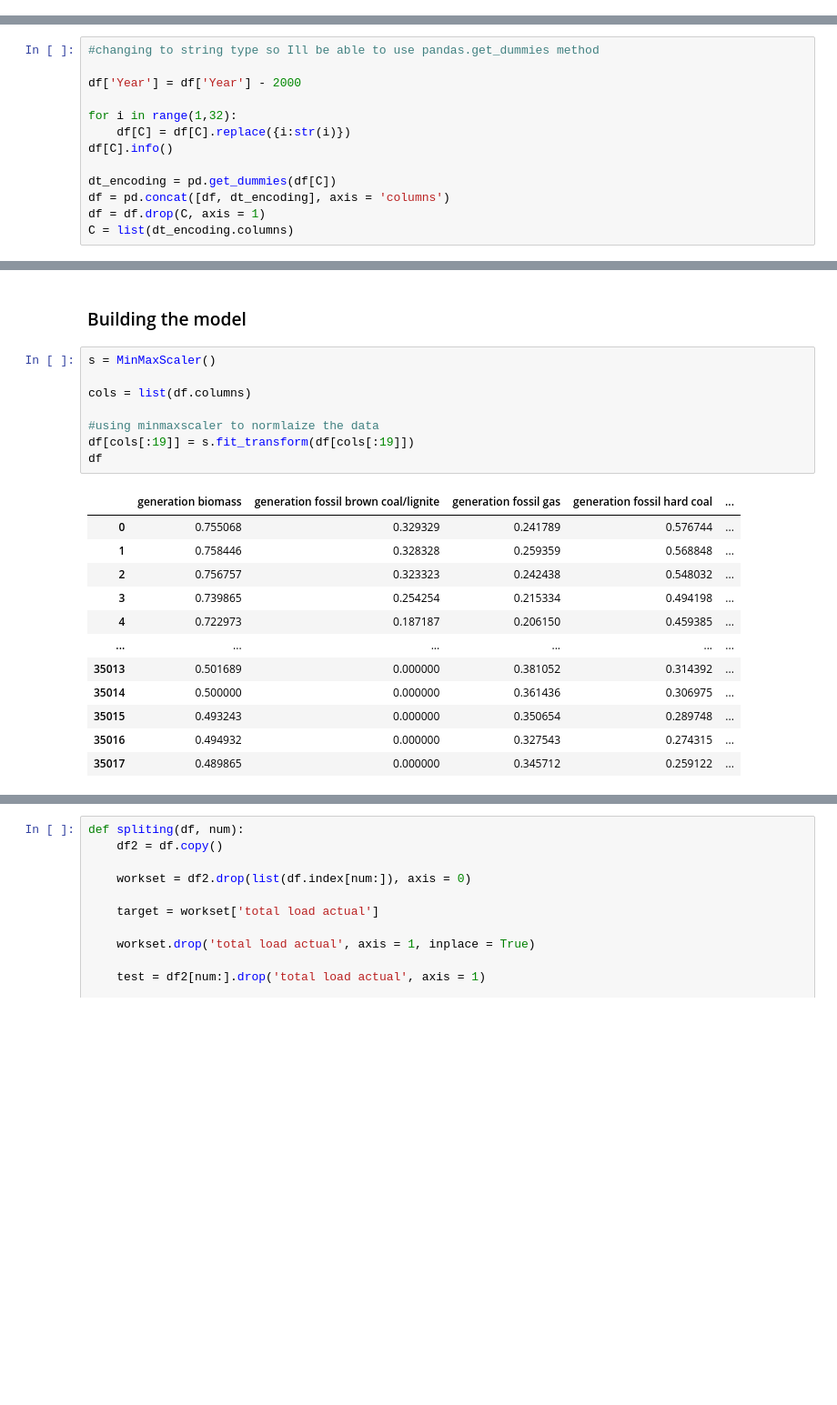
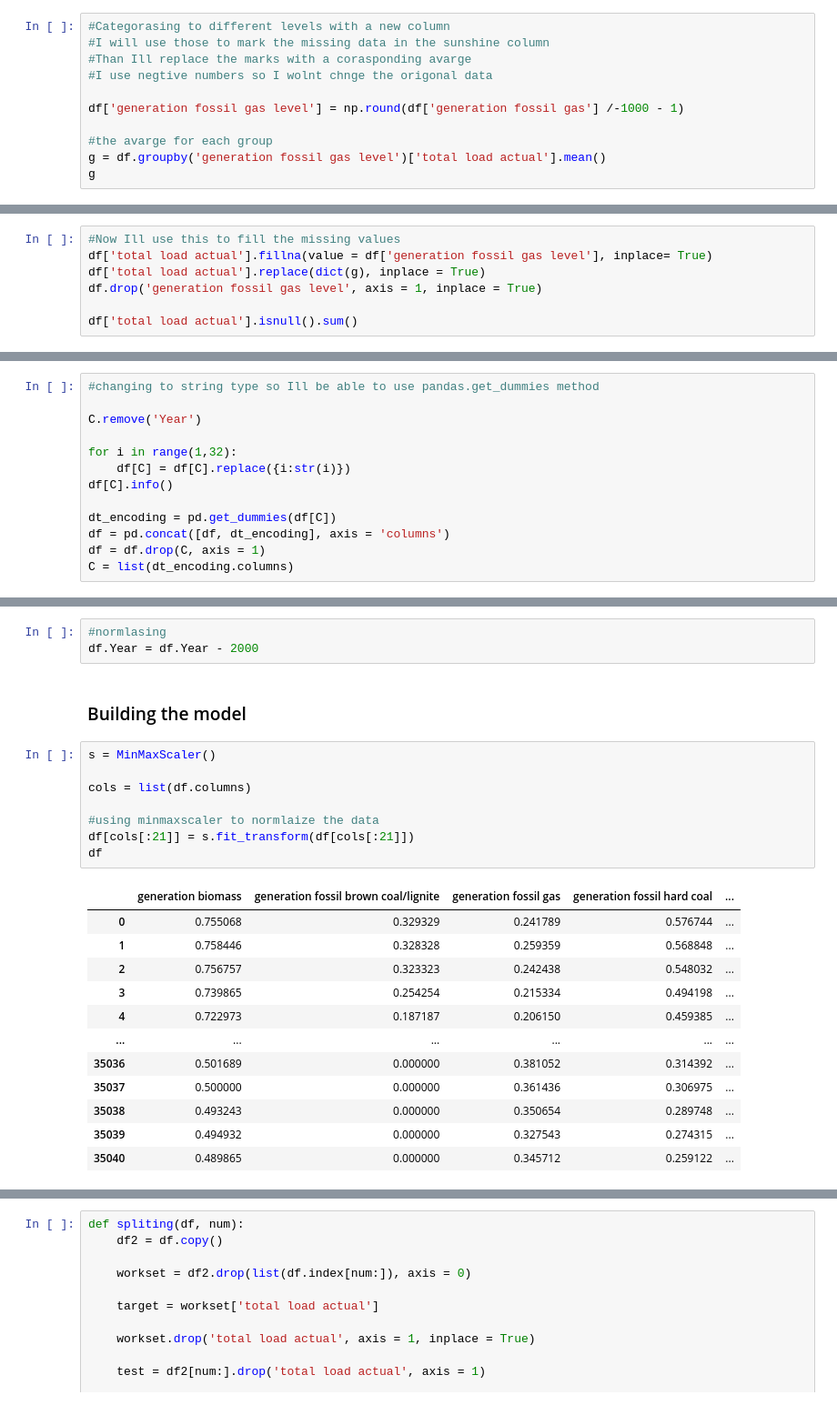
Before and after one commit to Israel0545488592/Intro2DS, a Jupyter notebook: intro2DS_final/regrassion.ipynb, the cells around one changed output, grey strips where cells are left out. Shown at 91% size. Drawn from its saved outputs; the diff is of its cells as text; blank space fills up the shorter version.

```diff
--- a/intro2DS_final/regrassion.ipynb
+++ b/intro2DS_final/regrassion.ipynb
@@ -75,0 +97,11 @@ df.drop(['forecast wind offshore eday ahead', 'generation hydro pumped storage a
+# %%
+#Categorasing to different levels with a new column
+#I will use those to mark the missing data in the sunshine column
+#Than Ill replace the marks with a corasponding avarge
+#I use negtive numbers so I wolnt chnge the origonal data
+
+df['generation fossil gas level'] = np.round(df['generation fossil gas'] /-1000 - 1)
+
+#the avarge for each group
+g = df.groupby('generation fossil gas level')['total load actual'].mean()
+g
@@ -75,0 +126,7 @@ df.drop(['forecast wind offshore eday ahead', 'generation hydro pumped storage a
+# %%
+#Now Ill use this to fill the missing values
+df['total load actual'].fillna(value = df['generation fossil gas level'], inplace= True)
+df['total load actual'].replace(dict(g), inplace = True)
+df.drop('generation fossil gas level', axis = 1, inplace = True)
+
+df['total load actual'].isnull().sum()
@@ -259,7 +321,7 @@ plt.show()
 # %%
 #changing to string type so Ill be able to use pandas.get_dummies method
 
-df['Year'] = df['Year'] - 2000
+C.remove('Year')
 
 for i in range(1,32):
     df[C] = df[C].replace({i:str(i)})
@@ -283,23 +344,26 @@ memory usage: 820.9+ KB
+# %%
+#normlasing
+df.Year = df.Year - 2000
 # %% [markdown]
 ### Building the model
 # %%
 s = MinMaxScaler()
 
 cols = list(df.columns)
 
 #using minmaxscaler to normlaize the data
-df[cols[:19]] = s.fit_transform(df[cols[:19]])
+df[cols[:21]] = s.fit_transform(df[cols[:21]])
 df
 # %% [output]
 |  | generation biomass | generation fossil brown coal/lignite | generation fossil gas | generation fossil hard coal | ... |
 | 0 | 0.755068 | 0.329329 | 0.241789 | 0.576744 | ... |
 | 1 | 0.758446 | 0.328328 | 0.259359 | 0.568848 | ... |
 | 2 | 0.756757 | 0.323323 | 0.242438 | 0.548032 | ... |
 | 3 | 0.739865 | 0.254254 | 0.215334 | 0.494198 | ... |
 | 4 | 0.722973 | 0.187187 | 0.206150 | 0.459385 | ... |
 | ... | ... | ... | ... | ... | ... |
-| 35013 | 0.501689 | 0.000000 | 0.381052 | 0.314392 | ... |
-| 35014 | 0.500000 | 0.000000 | 0.361436 | 0.306975 | ... |
-| 35015 | 0.493243 | 0.000000 | 0.350654 | 0.289748 | ... |
-| 35016 | 0.494932 | 0.000000 | 0.327543 | 0.274315 | ... |
-| 35017 | 0.489865 | 0.000000 | 0.345712 | 0.259122 | ... |
+| 35036 | 0.501689 | 0.000000 | 0.381052 | 0.314392 | ... |
+| 35037 | 0.500000 | 0.000000 | 0.361436 | 0.306975 | ... |
+| 35038 | 0.493243 | 0.000000 | 0.350654 | 0.289748 | ... |
+| 35039 | 0.494932 | 0.000000 | 0.327543 | 0.274315 | ... |
+| 35040 | 0.489865 | 0.000000 | 0.345712 | 0.259122 | ... |
```
Also changed, not shown: parts of 18 cells of this notebook.
